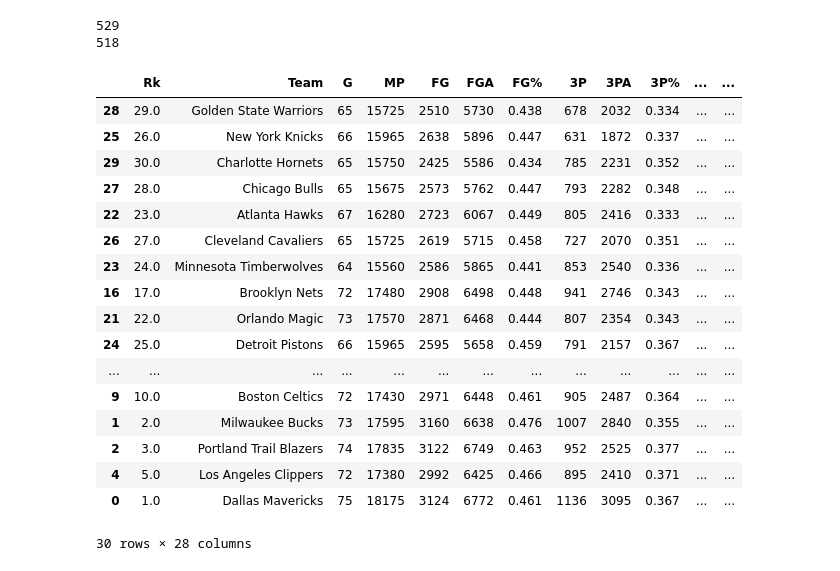
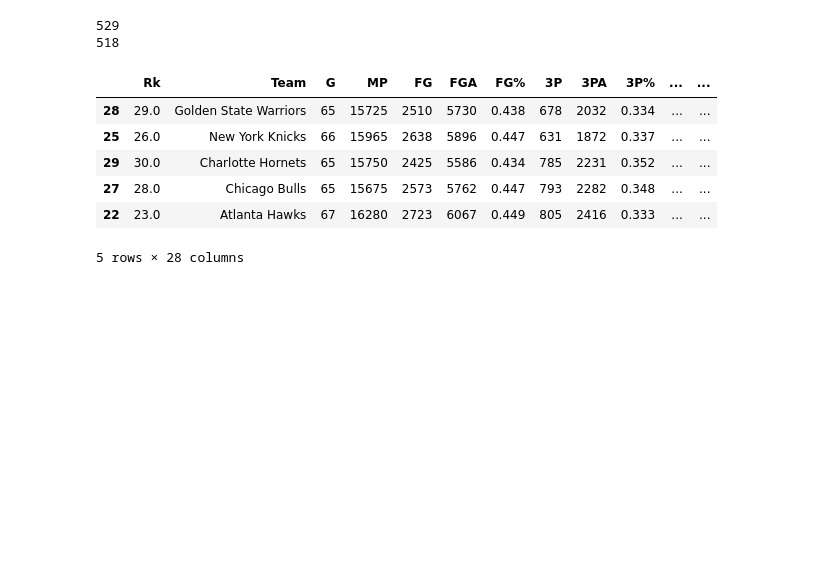
Before and after one commit to fahad-shaik/NBAOffensiveDefensive, a Jupyter notebook: code/main.ipynb, the cells around one changed output. Drawn from its saved outputs; the diff is of its cells as text; code cells hidden in the pictures; blank space fills up the shorter version.

```diff
--- a/code/main.ipynb
+++ b/code/main.ipynb
@@ -110,46 +108,35 @@ def assignORtg(row):
 
     return (PTS/TotalP) * 100
 
 # Lower drtg is better
 def assignDRtg(row):
     FGA = row['FGA']
     ORB = row['ORB']
     TOV = row['TOV']
     FTA = row['FTA']
 
     TotalP = FGA - ORB + TOV + (0.4 * FTA)
 
     PTSA = row['PTSA']
 
     return (PTSA/TotalP) * 100
 
 # def assignNRtg(row):
 #     return row['ORTG'] - row['DRTG']
 
 
 df_team['ORTG'] = df_team.apply(assignORtg, axis=1)
 df_team['DRTG'] = df_team.apply(assignDRtg, axis=1)
 # df_team['NRTG'] = df_team.apply(assignNRtg, axis=1)
-df_team.sort_values(by=['ORTG'])
+df_team.sort_values(by=['ORTG']).head()
 # %% [output]
 |  | Rk | Team | G | MP | FG | FGA | FG% | 3P | 3PA | 3P% | ... | ... |
 | 28 | 29.0 | Golden State Warriors | 65 | 15725 | 2510 | 5730 | 0.438 | 678 | 2032 | 0.334 | ... | ... |
 | 25 | 26.0 | New York Knicks | 66 | 15965 | 2638 | 5896 | 0.447 | 631 | 1872 | 0.337 | ... | ... |
 | 29 | 30.0 | Charlotte Hornets | 65 | 15750 | 2425 | 5586 | 0.434 | 785 | 2231 | 0.352 | ... | ... |
 | 27 | 28.0 | Chicago Bulls | 65 | 15675 | 2573 | 5762 | 0.447 | 793 | 2282 | 0.348 | ... | ... |
 | 22 | 23.0 | Atlanta Hawks | 67 | 16280 | 2723 | 6067 | 0.449 | 805 | 2416 | 0.333 | ... | ... |
-| 26 | 27.0 | Cleveland Cavaliers | 65 | 15725 | 2619 | 5715 | 0.458 | 727 | 2070 | 0.351 | ... | ... |
-| 23 | 24.0 | Minnesota Timberwolves | 64 | 15560 | 2586 | 5865 | 0.441 | 853 | 2540 | 0.336 | ... | ... |
-| 16 | 17.0 | Brooklyn Nets | 72 | 17480 | 2908 | 6498 | 0.448 | 941 | 2746 | 0.343 | ... | ... |
-| 21 | 22.0 | Orlando Magic | 73 | 17570 | 2871 | 6468 | 0.444 | 807 | 2354 | 0.343 | ... | ... |
-| 24 | 25.0 | Detroit Pistons | 66 | 15965 | 2595 | 5658 | 0.459 | 791 | 2157 | 0.367 | ... | ... |
-| ... | ... | ... | ... | ... | ... | ... | ... | ... | ... | ... | ... | ... |
-| 9 | 10.0 | Boston Celtics | 72 | 17430 | 2971 | 6448 | 0.461 | 905 | 2487 | 0.364 | ... | ... |
-| 1 | 2.0 | Milwaukee Bucks | 73 | 17595 | 3160 | 6638 | 0.476 | 1007 | 2840 | 0.355 | ... | ... |
-| 2 | 3.0 | Portland Trail Blazers | 74 | 17835 | 3122 | 6749 | 0.463 | 952 | 2525 | 0.377 | ... | ... |
-| 4 | 5.0 | Los Angeles Clippers | 72 | 17380 | 2992 | 6425 | 0.466 | 895 | 2410 | 0.371 | ... | ... |
-| 0 | 1.0 | Dallas Mavericks | 75 | 18175 | 3124 | 6772 | 0.461 | 1136 | 3095 | 0.367 | ... | ... |
-30 rows × 28 columns
+5 rows × 28 columns
 # %%
 def assignOffensivePercentile(row):
     ortgs = np.array(df_team['ORTG'])
```
Also changed, not shown: parts of 11 cells of this notebook, 3 other files.
